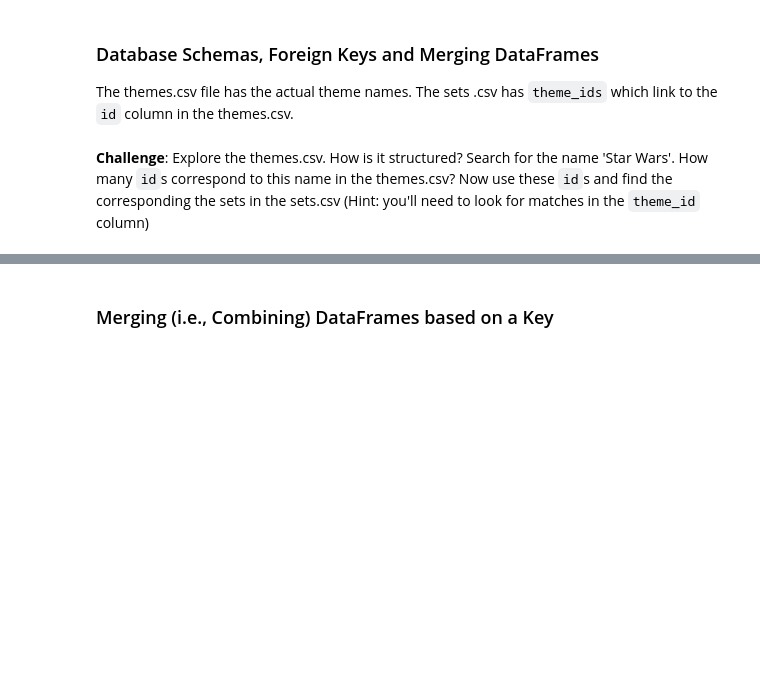
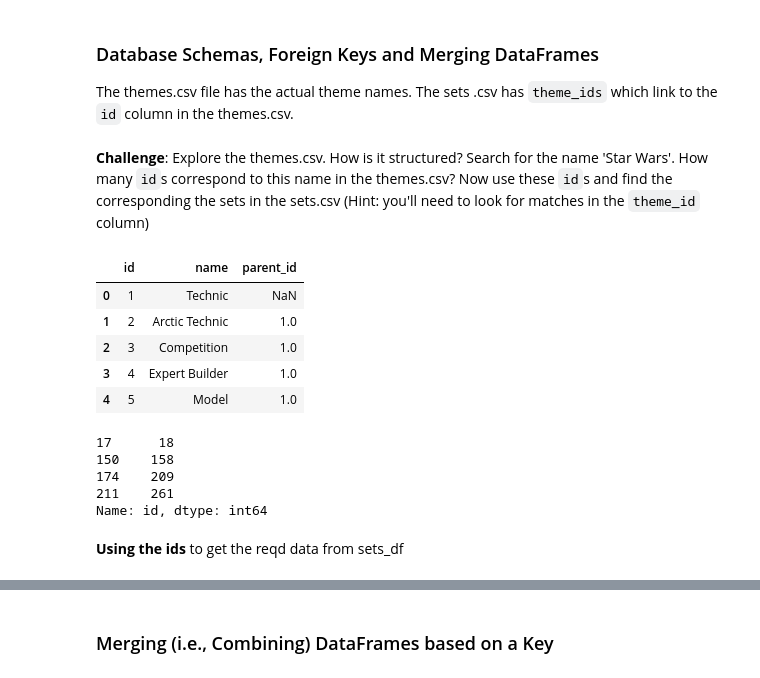
Before and after one commit to keshavpj1711/Python_100-Days, a Jupyter notebook: Advanced/74AnalyzeLegoDataset/LegoDatasetAnalyze.ipynb, the cells around one changed output, grey strips where cells are left out. Cells and saved outputs as stored; diff of their text form; code cells hidden in the pictures; blank space fills up the shorter version.

Commit message:
using data from one csv and using in other, also revised about relational databases

```diff
--- a/Advanced/74AnalyzeLegoDataset/LegoDatasetAnalyze.ipynb
+++ b/Advanced/74AnalyzeLegoDataset/LegoDatasetAnalyze.ipynb
@@ -301,3 +320,24 @@ LEGO has licensed many hit franchises from Harry Potter to Marvel Super Heros to
 The themes.csv file has the actual theme names. The sets .csv has <code>theme_ids</code> which link to the <code>id</code> column in the themes.csv.
 # %% [markdown]
 **Challenge**: Explore the themes.csv. How is it structured? Search for the name 'Star Wars'. How many <code>id</code>s correspond to this name in the themes.csv? Now use these <code>id</code>s and find the corresponding the sets in the sets.csv (Hint: you'll need to look for matches in the <code>theme_id</code> column)
+# %%
+themes_df = pd.read_csv('./data/themes.csv')
+themes_df.head()
+# %% [output]
+|  | id | name | parent_id |
+| 0 | 1 | Technic | NaN |
+| 1 | 2 | Arctic Technic | 1.0 |
+| 2 | 3 | Competition | 1.0 |
+| 3 | 4 | Expert Builder | 1.0 |
+| 4 | 5 | Model | 1.0 |
+# %%
+theme_ids_for_starwars = themes_df[themes_df.name == 'Star Wars'].id
+print(theme_ids_for_starwars)
+# %% [output]
+17      18
+150    158
+174    209
+211    261
+Name: id, dtype: int64
+# %% [markdown]
+**Using the ids** to get the reqd data from sets_df
```
Also changed, not shown: parts of 3 cells of this notebook.
